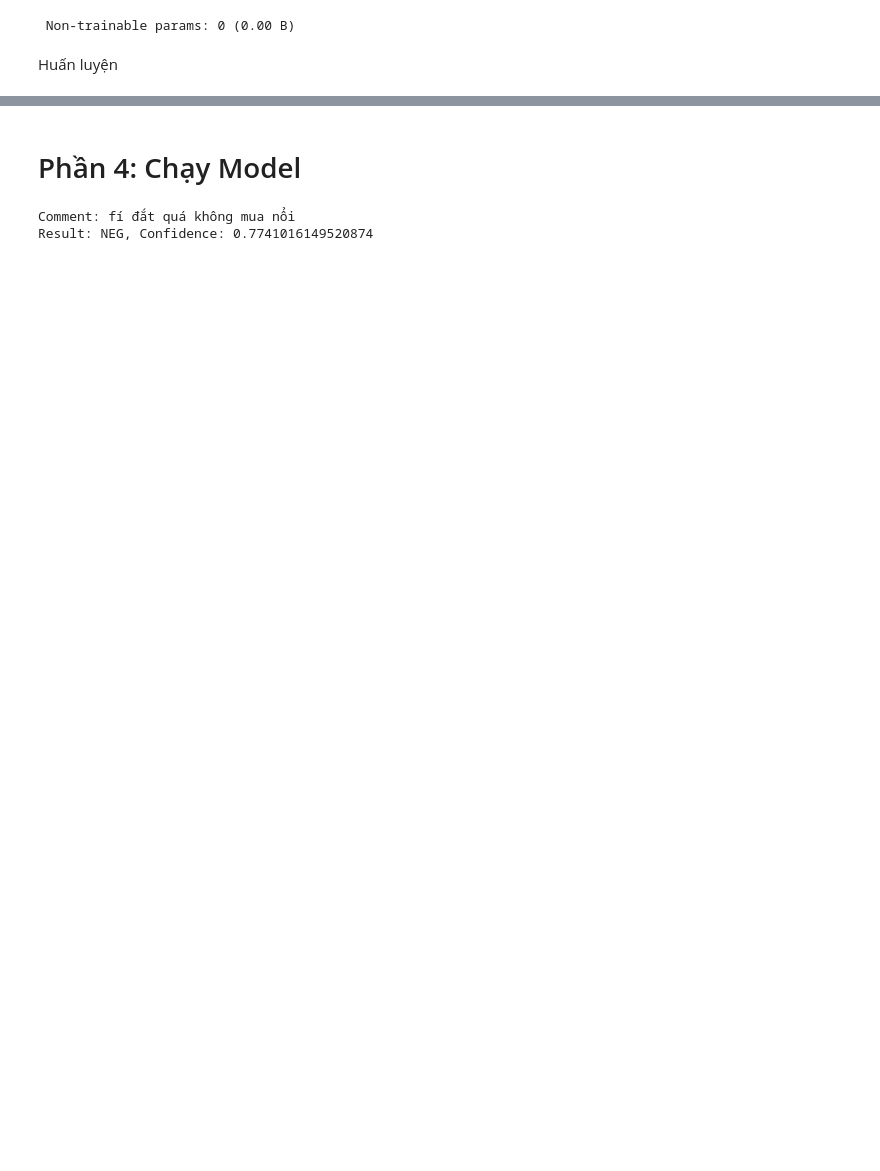
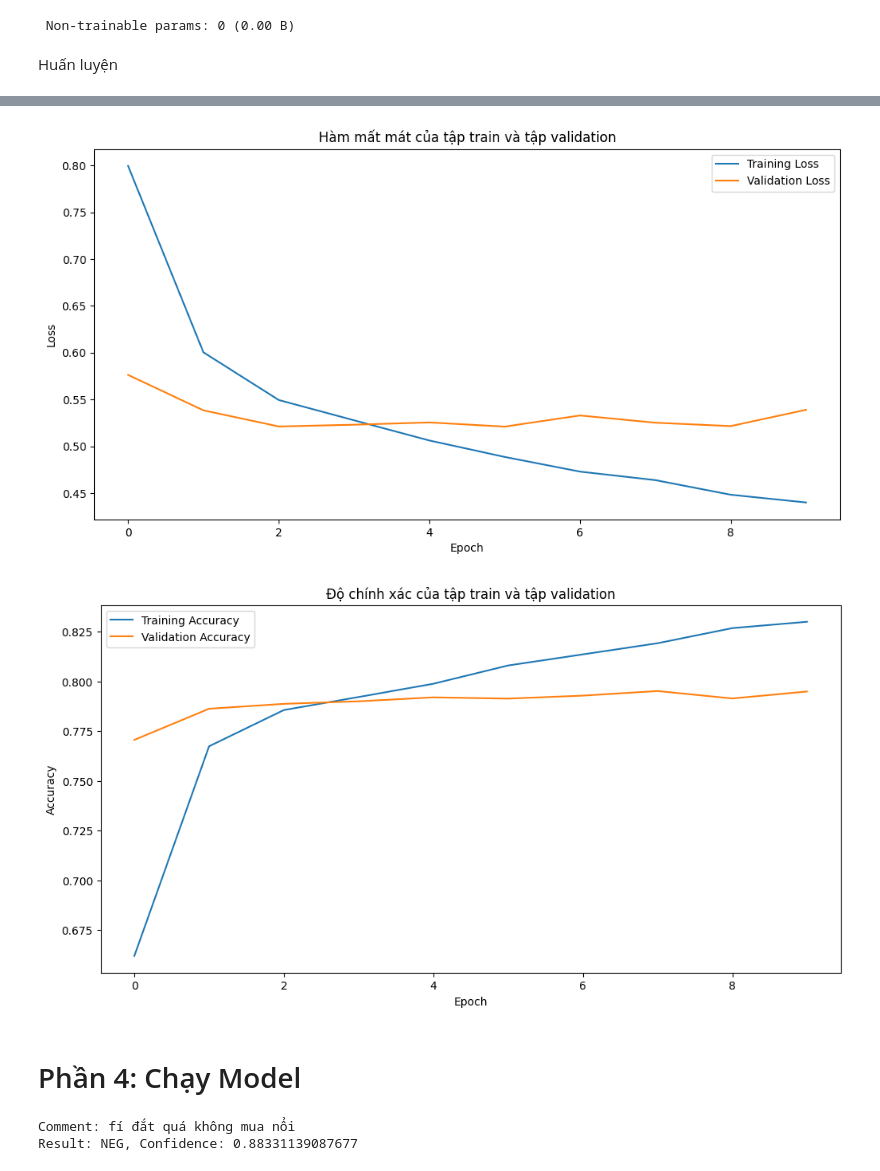
Before and after one commit to huuhoang129/Sentiment-Analysis-CNN-LSTM-, a Jupyter notebook: setiment_analyst.ipynb, the cells around one changed output, grey strips where cells are left out. Drawn from its saved outputs; the diff is of its cells as text; code cells hidden in the pictures; blank space fills up the shorter version.

```diff
--- a/setiment_analyst.ipynb
+++ b/setiment_analyst.ipynb
@@ -187,7 +192,7 @@ Số mẫu trong tập kiểm tra: 5034
 # Phần 3: Train model
 # %%
 def generate_model():
-    dropout_threshold = 0.4     # Ngưỡng dropout
+    dropout_threshold = 0.5     # Ngưỡng dropout
     input_dim = data_vocab_size     # Kích thước từ vựng
     output_dim = 32     # Kích thước của vector embedding
     input_length = 512  # Độ dài tối đa
@@ -209,7 +214,7 @@ def generate_model():
     # Mạng Bi-directional LSTM và GRU để xử lý tuần tự dữ liệu
     bi_lstm_feature = Bidirectional(LSTM(units=32, dropout=dropout_threshold, return_sequences=True, kernel_initializer=initializer), merge_mode='concat')(feature)
     bi_lstm_feature = MaxPooling1D()(bi_lstm_feature)
-    bi_lstm_feature = Bidirectional(GRU(units=32, dropout=dropout_threshold, return_sequences=True, kernel_initializer=initializer), merge_mode='concat')(bi_lstm_feature)
+    bi_lstm_feature = Bidirectional(LSTM(units=32, dropout=dropout_threshold, return_sequences=True, kernel_initializer=initializer), merge_mode='concat')(bi_lstm_feature)
     bi_lstm_feature = MaxPooling1D()(bi_lstm_feature)
     bi_lstm_feature = LayerNormalization()(bi_lstm_feature)
 
@@ -311,3 +316,26 @@ model.evaluate(X_test,y_test)
+# %%
+# Trực quan hóa hàm mất mát
+plt.figure(figsize=(12, 6))
+plt.plot(history.history['loss'], label='Training Loss')
+plt.plot(history.history['val_loss'], label='Validation Loss')
+plt.title('Hàm mất mát của tập train và tập validation')
+plt.xlabel('Epoch')
+plt.ylabel('Loss')
+plt.legend()
+plt.show()
+
+# Trực quan hóa độ chính xác
+plt.figure(figsize=(12, 6))
+plt.plot(history.history['accuracy'], label='Training Accuracy')
+plt.plot(history.history['val_accuracy'], label='Validation Accuracy')
+plt.title('Độ chính xác của tập train và tập validation')
+plt.xlabel('Epoch')
+plt.ylabel('Accuracy')
+plt.legend()
+plt.show()
+# %% [output]
+[figure, added]
+[figure, added]
 # %% [markdown]
 # Phần 4: Chạy Model
 # %%
@@ -344,14 +372,9 @@ my_model = load_model('model_cnn_bilstm.keras')
 # Tải tokenizer từ file
 with open(r"tokenizer_data.pkl", "rb") as input_file:
     my_tokenizer = pickle.load(input_file)
-
-# Ví dụ
-raw_input_example = "fí đắt quá không mua nổi"
-result, confidence = prediction(raw_input_example, my_tokenizer, my_model)
-print(f"Result: {result}, Confidence: {confidence}")
 # %% [output]
 Comment: fí đắt quá không mua nổi
-Result: NEG, Confidence: 0.7741016149520874
+Result: NEG, Confidence: 0.88331139087677
 # %%
 while True:
     text = input()
```
Also changed, not shown: parts of 8 cells of this notebook, 4 other files.
